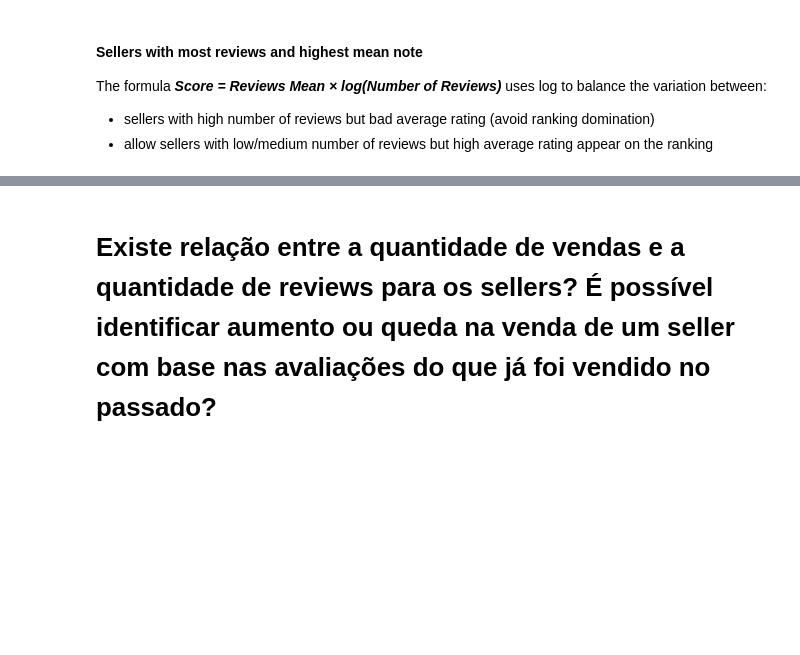
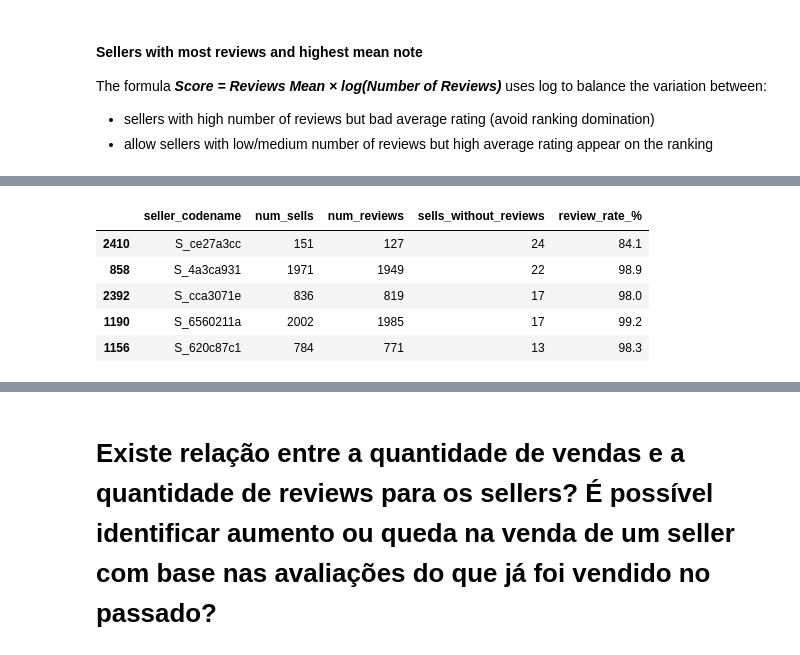
Before and after one commit to matsa0/desafio-sprint02-data-analysis, a Jupyter notebook: analise_exploratoria/eda.ipynb, the cells around one changed output, grey strips where cells are left out. Cells and saved outputs as stored; diff of their text form; code cells hidden in the pictures; blank space fills up the shorter version.

```diff
--- a/analise_exploratoria/eda.ipynb
+++ b/analise_exploratoria/eda.ipynb
@@ -768,0 +758,26 @@ NameError: name 'ymax' is not defined
+# %%
+# use delivered orders, order items and sellers merged, but merge with order reviews
+deliveredOrders_orderItems_sellers_reviews_merge = pd.merge(deliverdOrders_orderItems_sellers_merged,
+                                                            order_reviews_df,
+                                                            on="order_id",
+                                                            how="left")
+
+num_sells = deliveredOrders_orderItems_sellers_reviews_merge.groupby(
+    "seller_codename")["order_item_id"].count().reset_index(name="num_sells")
+num_reviews = deliveredOrders_orderItems_sellers_reviews_merge.groupby(
+    "seller_codename")["review_score"].count().reset_index(name="num_reviews")
+
+# merge num_sells with num_reviews
+sells_reviews_by_seller = pd.merge(num_sells, num_reviews, on="seller_codename", how="left")
+
+# checking sellers with the highest number of sales and the lowest number of reviews (difference is to soft)
+sells_reviews_by_seller["sells_without_reviews"] = sells_reviews_by_seller["num_sells"] - sells_reviews_by_seller["num_reviews"]
+sells_reviews_by_seller["review_rate_%"] =  round((sells_reviews_by_seller["num_reviews"] / sells_reviews_by_seller["num_sells"]) * 100, 1)
+sells_reviews_by_seller.sort_values(by="sells_without_reviews", ascending=False).head()
+# %% [output]
+|  | seller_codename | num_sells | num_reviews | sells_without_reviews | review_rate_% |
+| 2410 | S_ce27a3cc | 151 | 127 | 24 | 84.1 |
+| 858 | S_4a3ca931 | 1971 | 1949 | 22 | 98.9 |
+| 2392 | S_cca3071e | 836 | 819 | 17 | 98.0 |
+| 1190 | S_6560211a | 2002 | 1985 | 17 | 99.2 |
+| 1156 | S_620c87c1 | 784 | 771 | 13 | 98.3 |
```
Also changed, not shown: parts of 86 cells of this notebook, 2 other files.
